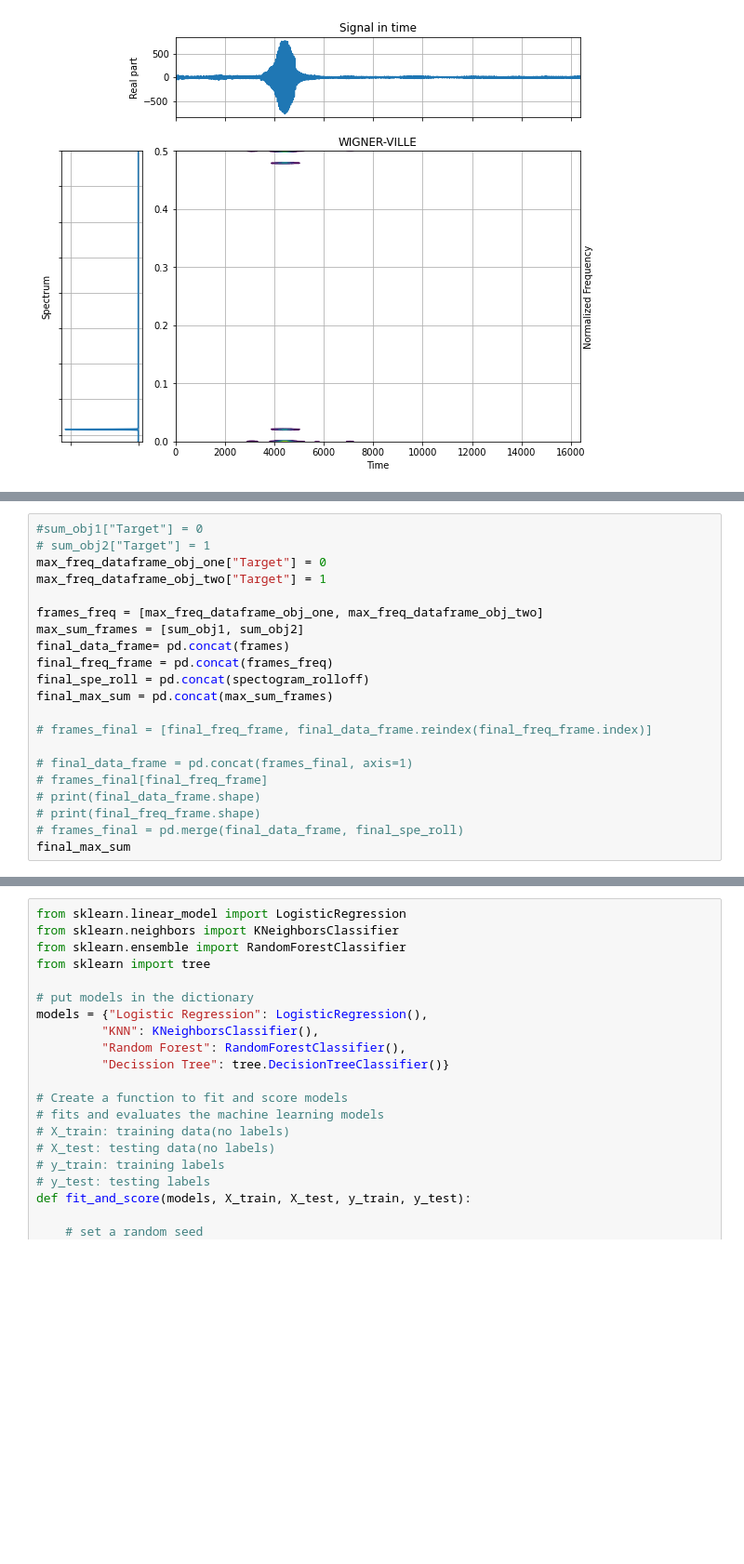
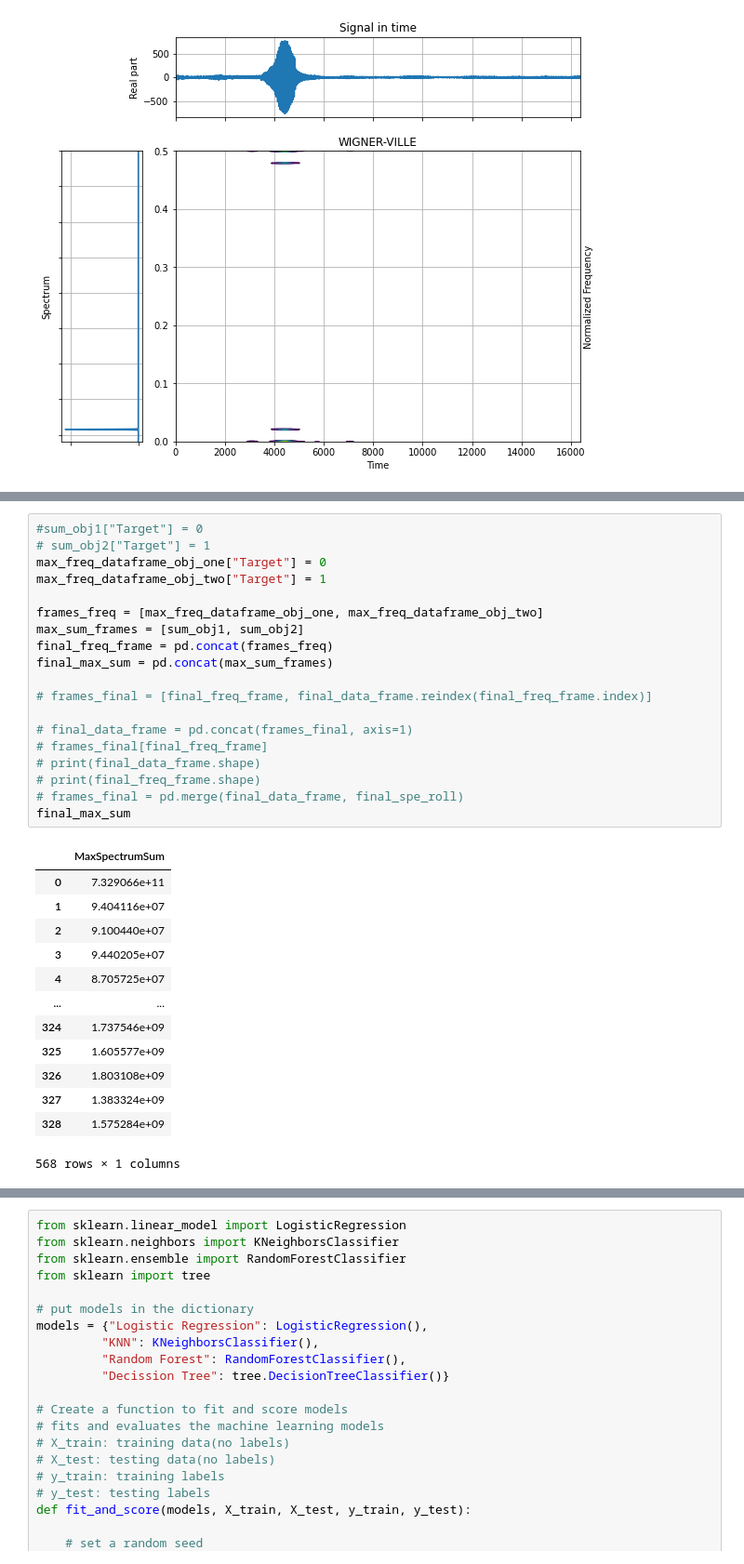
Before and after one commit to chetan2510/Discrimination-of-reflected-sound-signals, a Jupyter notebook: LatestImplementation.ipynb, the cells around one changed output, grey strips where cells are left out. Shown at 93% size. Drawn from its saved outputs; the diff is of its cells as text; blank space fills up the shorter version.

```diff
--- a/LatestImplementation.ipynb
+++ b/LatestImplementation.ipynb
@@ -82,24 +107,36 @@ max_freq_dataframe_obj_one
 # %%
 #sum_obj1["Target"] = 0
 # sum_obj2["Target"] = 1
 max_freq_dataframe_obj_one["Target"] = 0
 max_freq_dataframe_obj_two["Target"] = 1
 
 frames_freq = [max_freq_dataframe_obj_one, max_freq_dataframe_obj_two]
 max_sum_frames = [sum_obj1, sum_obj2]
-final_data_frame= pd.concat(frames)
 final_freq_frame = pd.concat(frames_freq)
-final_spe_roll = pd.concat(spectogram_rolloff)
 final_max_sum = pd.concat(max_sum_frames)
 
 # frames_final = [final_freq_frame, final_data_frame.reindex(final_freq_frame.index)]
 
 # final_data_frame = pd.concat(frames_final, axis=1)
 # frames_final[final_freq_frame]
 # print(final_data_frame.shape)
 # print(final_freq_frame.shape)
 # frames_final = pd.merge(final_data_frame, final_spe_roll)
 final_max_sum
+# %% [output]
+|  | MaxSpectrumSum |
+| 0 | 7.329066e+11 |
+| 1 | 9.404116e+07 |
+| 2 | 9.100440e+07 |
+| 3 | 9.440205e+07 |
+| 4 | 8.705725e+07 |
+| ... | ... |
+| 324 | 1.737546e+09 |
+| 325 | 1.605577e+09 |
+| 326 | 1.803108e+09 |
+| 327 | 1.383324e+09 |
+| 328 | 1.575284e+09 |
+568 rows × 1 columns
 # %%
 final_data_frame = pd.concat([final_freq_frame, final_max_sum], axis =1)
 final_data_frame.isnull().values.any()
```
Also changed, not shown: parts of 26 cells of this notebook, 4 other files.
